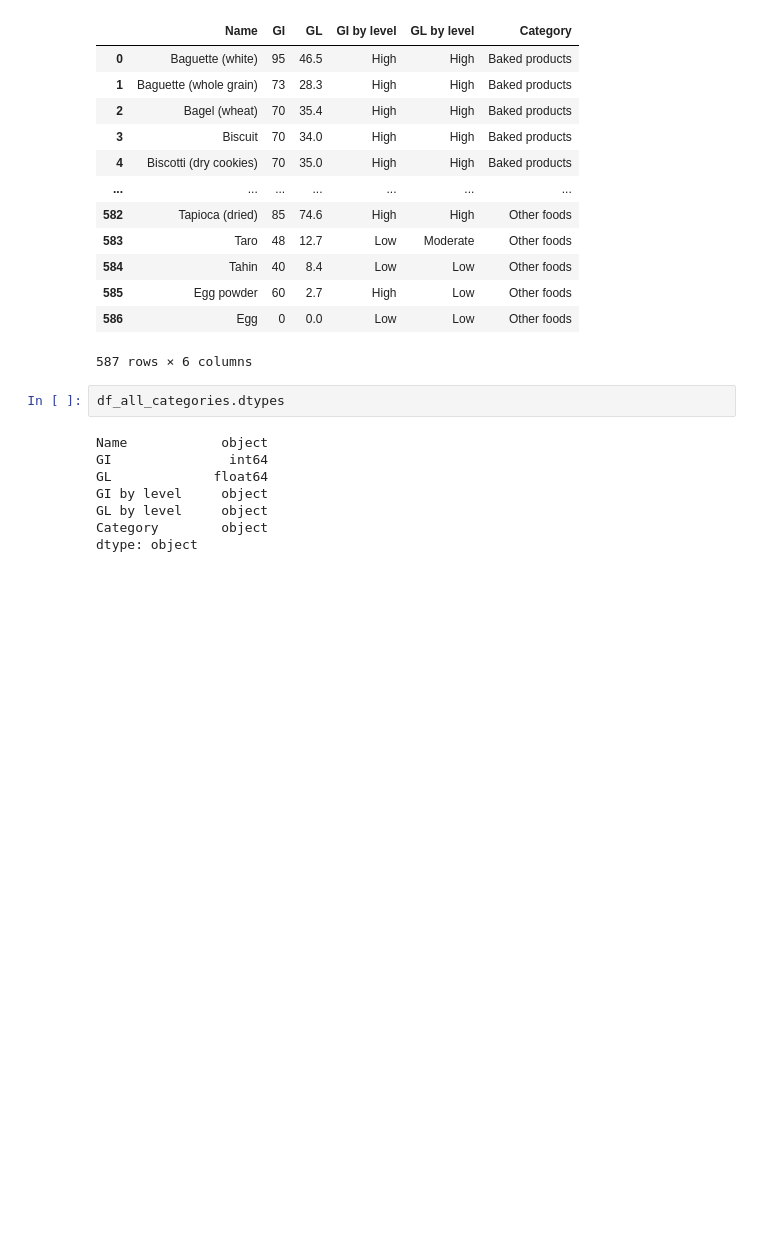
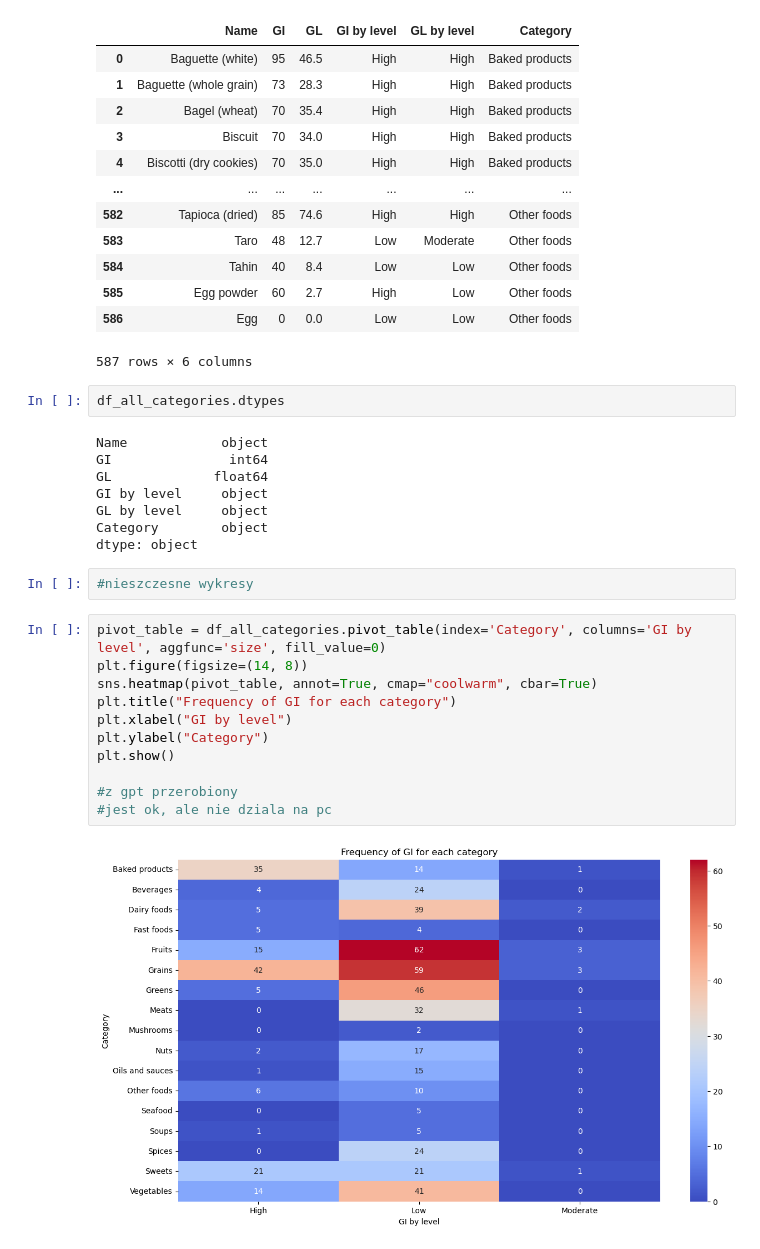
Before and after one commit to KacperWalkusz/Project-Healthy-Food-Analysis, a Jupyter notebook: GI and GL - webscraping.ipynb, the cells around one changed output. Drawn from its saved outputs; the diff is of its cells as text; blank space fills up the shorter version.

Commit message:
First charts about all categories -added

```diff
--- a/GI and GL - webscraping.ipynb
+++ b/GI and GL - webscraping.ipynb
@@ -1169,3 +1169,18 @@ GI by level     object
 GL by level     object
 Category        object
 dtype: object
+# %%
+#nieszczesne wykresy
+# %%
+pivot_table = df_all_categories.pivot_table(index='Category', columns='GI by level', aggfunc='size', fill_value=0)
+plt.figure(figsize=(14, 8))
+sns.heatmap(pivot_table, annot=True, cmap="coolwarm", cbar=True)
+plt.title("Frequency of GI for each category")
+plt.xlabel("GI by level")
+plt.ylabel("Category")
+plt.show()
+
+#z gpt przerobiony
+#jest ok, ale nie dziala na pc
+# %% [output]
+[figure, added]
```
Also changed, not shown: parts of 10 cells of this notebook.
